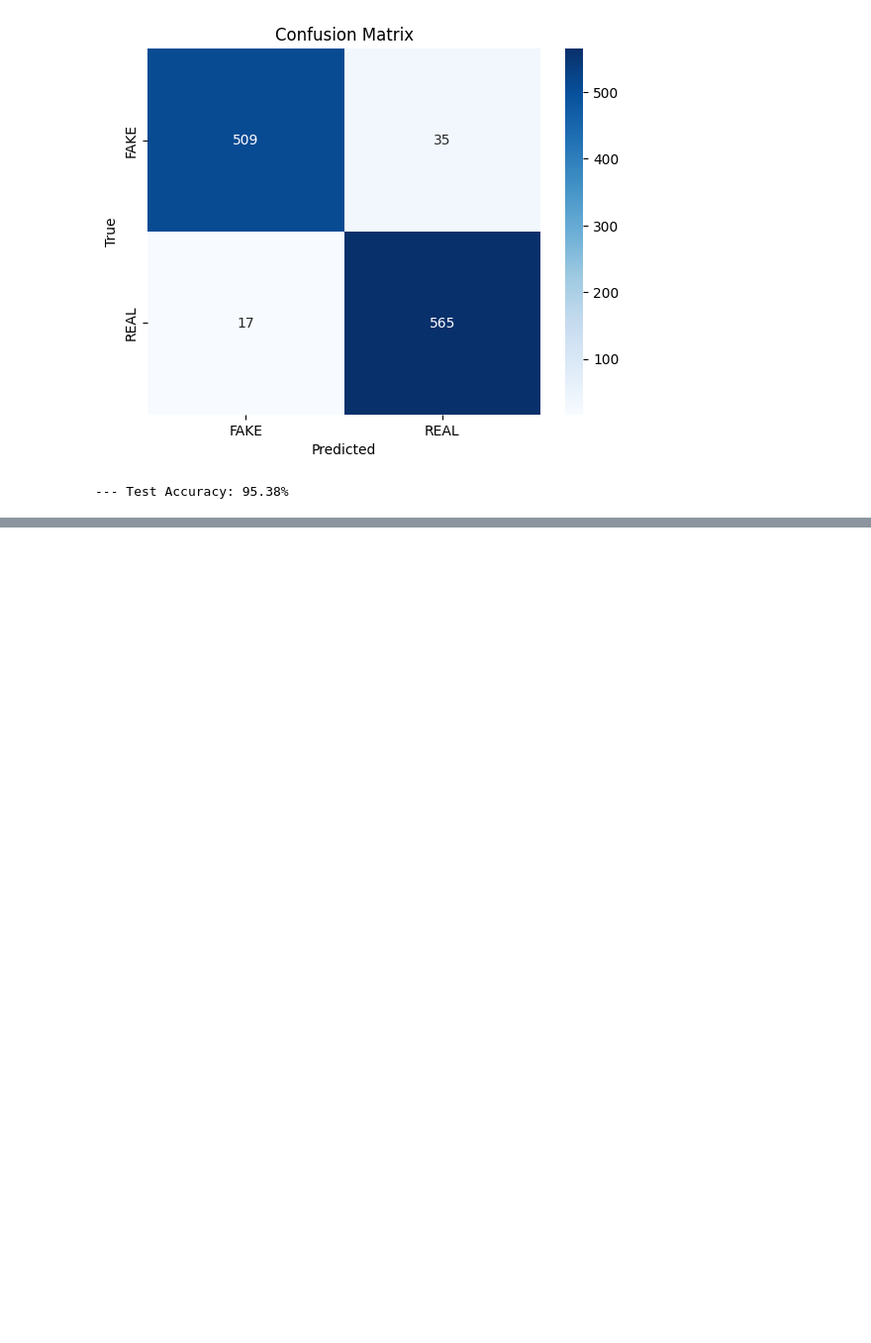
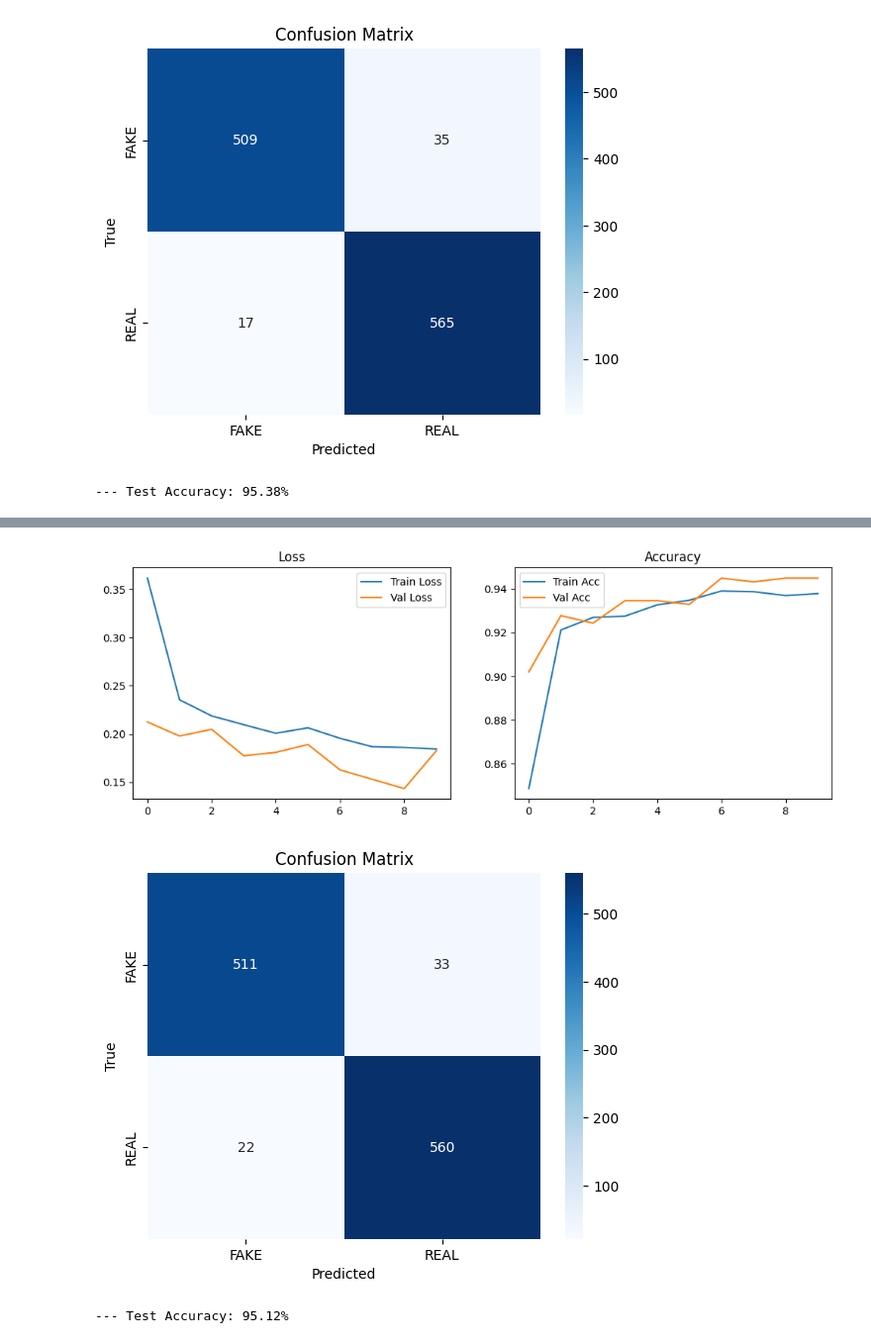
Before and after one commit to ptrcksng106/deep_fake_cnn, a Jupyter notebook: image_data.ipynb, the cells around one changed output, grey strips where cells are left out. Shown at 99% size. Cells and saved outputs as stored; diff of their text form; code cells hidden in the pictures; blank space fills up the shorter version.

Commit message:
add vit model

```diff
--- a/image_data.ipynb
+++ b/image_data.ipynb
@@ -387,0 +485,42 @@ print(f"--- Test Accuracy: {test_acc*100:.2f}%")
+# %%
+fig, axes = plt.subplots(1, 2, figsize=(12, 4))
+axes[0].plot(history["train_loss"], label="Train Loss")
+axes[0].plot(history["val_loss"], label="Val Loss")
+# axes[0].set_title("Loss per Epoch")
+axes[0].set_title("Loss")
+# axes[0].set_xlabel("Epoch")
+# axes[0].set_ylabel("Loss")
+axes[0].legend()
+
+axes[1].plot(history["train_acc"], label="Train Acc")
+axes[1].plot(history["val_acc"], label="Val Acc")
+axes[1].set_title("Accuracy")
+axes[1].legend()
+
+plt.show()
+
+model.eval()
+all_preds, all_labels = [], []
+with torch.no_grad():
+    for images, labels in test_loader:
+        images  = images.to(DEVICE)
+        outputs = model(images)
+        preds   = (outputs >= 0.5).float().squeeze().cpu().numpy()
+        all_preds.extend(preds)
+        all_labels.extend(labels.numpy())
+
+cm = confusion_matrix(all_labels, all_preds)
+sns.heatmap(cm, annot=True, fmt='d', cmap='Blues',
+            xticklabels=['FAKE','REAL'],
+            yticklabels=['FAKE','REAL'])
+plt.title("Confusion Matrix")
+plt.ylabel("True")
+plt.xlabel("Predicted")
+plt.show()
+
+_, test_acc = evaluate(model, test_loader, criterion)
+print(f"--- Test Accuracy: {test_acc*100:.2f}%")
+# %% [output]
+[figure, added]
+[figure, added]
+--- Test Accuracy: 95.12%
```
Also changed, not shown: parts of 8 cells of this notebook.
